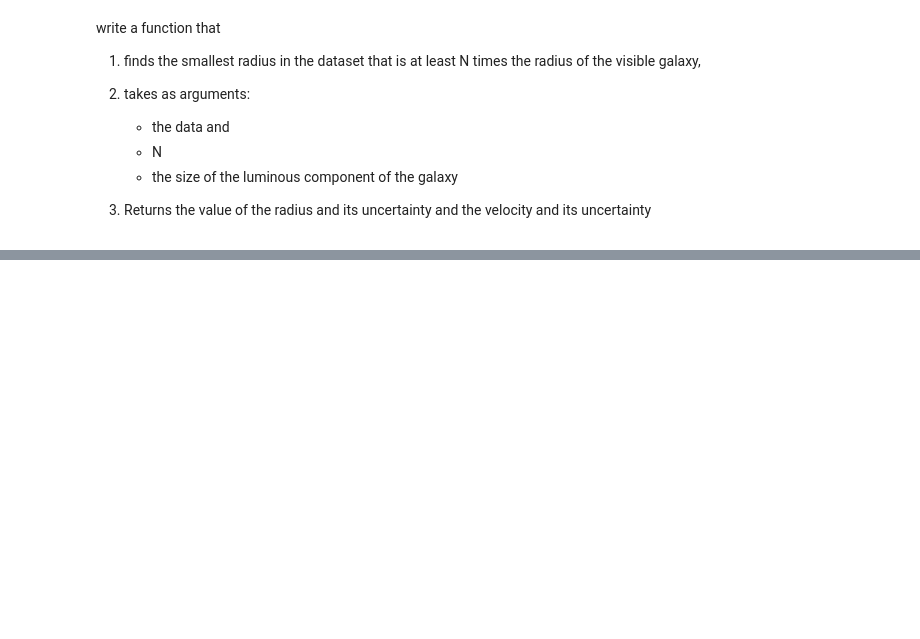
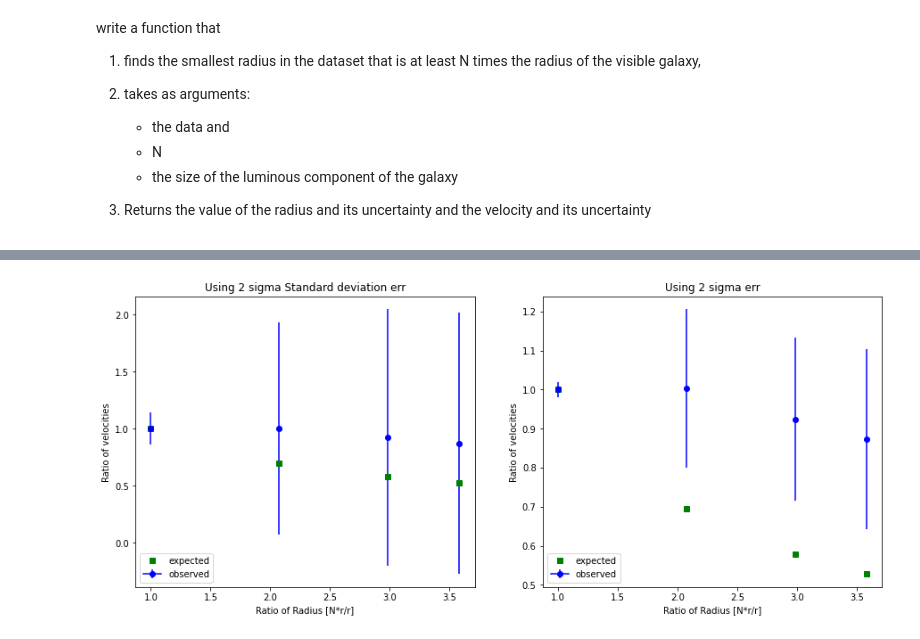
Before and after one commit to skumarudel/DSPS_SKumar, a Jupyter notebook: HW4/GalRotation.ipynb, the cells around one changed output, grey strips where cells are left out. Cells and saved outputs as stored; diff of their text form; code cells hidden in the pictures; blank space fills up the shorter version.

```diff
--- a/HW4/GalRotation.ipynb
+++ b/HW4/GalRotation.ipynb
@@ -179,0 +183,46 @@ plot_GalRot(data=m31,N=3,sizelum=disM31 * m31angS.to(u.rad))
+# %%
+def vratios(data, N, sizelum, err='dv'):
+  '''
+  Function ot calculate the ratio of radius and ratio of velocity from the observed data with uncertainties
+  It also calculate the ratio of velocity vs ratio of radius for the expected results (Newton's law) v2/v1 = sqrt(r1/r2)
+  '''
+  df_radius_1 = smallest_radius(data, 1, sizelum)
+  df_radius_N = smallest_radius(data, N, sizelum)
+  ratio_radius = df_radius_N.r / df_radius_1.r
+  ratio_velocity = df_radius_N.v / df_radius_1.v
+  if err == 'dv':
+    ratio_velocity_err = abs(df_radius_N.v / df_radius_1.v) * np.sqrt((df_radius_N.dv / df_radius_N.v)**2 + (df_radius_1.dv / df_radius_1.v)**2)
+  elif err == 'err':
+    ratio_velocity_err = abs(df_radius_N.v / df_radius_1.v) * np.sqrt((df_radius_N.err / df_radius_N.v)**2 + (df_radius_1.err / df_radius_1.v)**2)
+  expected_velocity_ratio = np.sqrt(df_radius_1.r / df_radius_N.r)
+
+  return ratio_radius, ratio_velocity, ratio_velocity_err, expected_velocity_ratio
+# %%
+def plot_vratios(data, N, sizelum, sigma_err = 2):
+  fig,axes = plt.subplots(1,2,figsize=(15,6))
+  for i in range(1,N):
+    data_dv = vratios(data,i,sizelum, err='dv')
+    data_err = vratios(data,i,sizelum, err='err')
+    axes[0].errorbar(data_dv[0], data_dv[1], yerr=sigma_err*data_dv[2], marker='o', color='blue', label="observed" if i == 1 else "")
+    axes[0].plot(data_dv[0], data_dv[3], marker='s', linestyle='', color='green', label='expected' if i == 1 else "" )
+
+    axes[1].errorbar(data_err[0], data_err[1], yerr=sigma_err*data_err[2], marker='o', color='blue', label="observed" if i == 1 else "")
+    axes[1].plot(data_err[0], data_err[3], marker='s', linestyle='', color='green', label='expected' if i == 1 else "" )
+
+
+
+  axes[0].legend(loc='lower left')
+  axes[0].set_xlabel('Ratio of Radius [N*r/r]')
+  axes[0].set_ylabel('Ratio of velocities')
+  axes[0].set_title('Using {} sigma Standard deviation err'.format(sigma_err))
+
+
+  axes[1].legend(loc='lower left')
+  axes[1].set_xlabel('Ratio of Radius [N*r/r]')
+  axes[1].set_ylabel('Ratio of velocities');
+  axes[1].set_title('Using {} sigma err'.format(sigma_err));
+  #plt.title('M31 galaxy');
+# %%
+plot_vratios(m31,5,sizelum,sigma_err=2)
+# %% [output]
+[figure, added]
```
Also changed, not shown: parts of 10 cells of this notebook.
